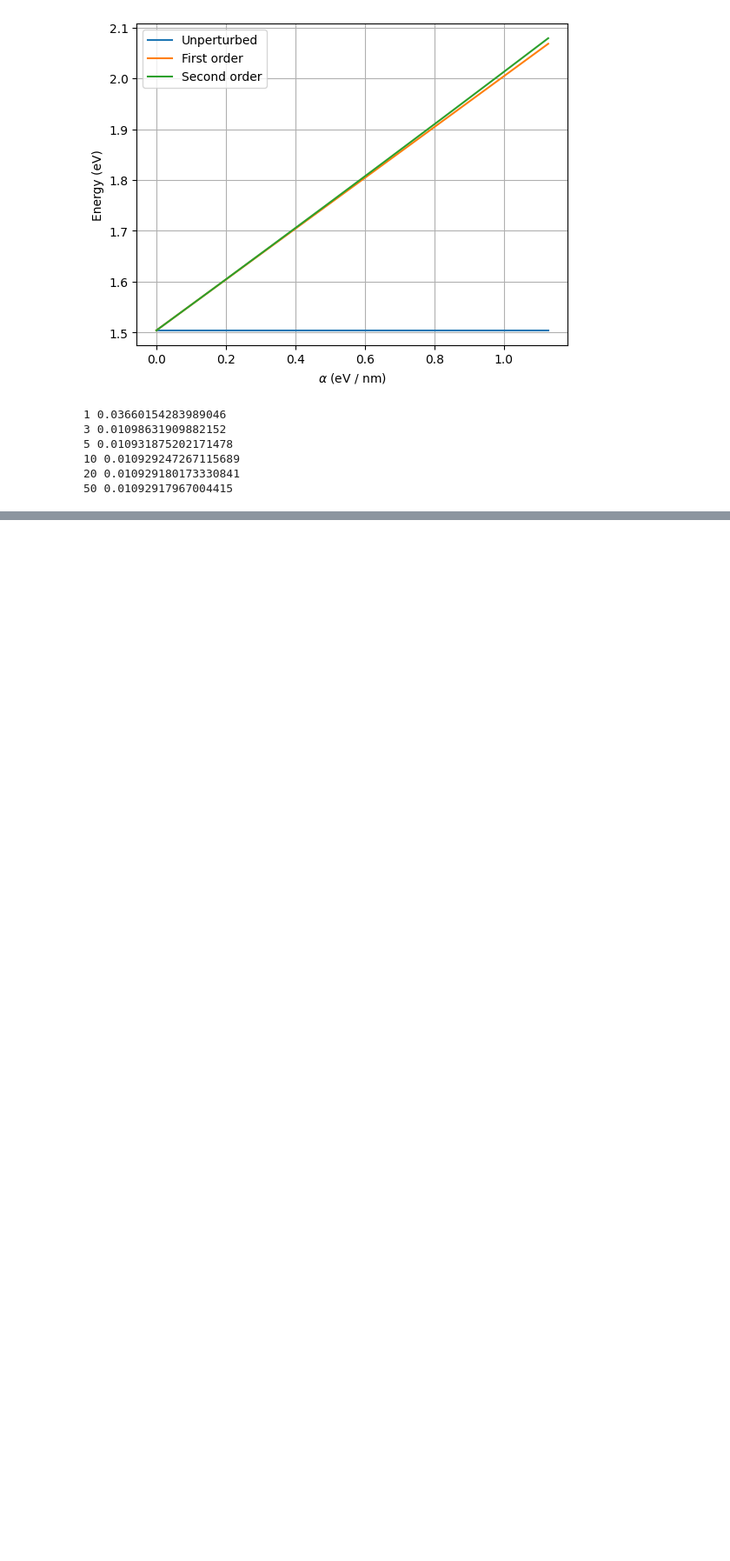
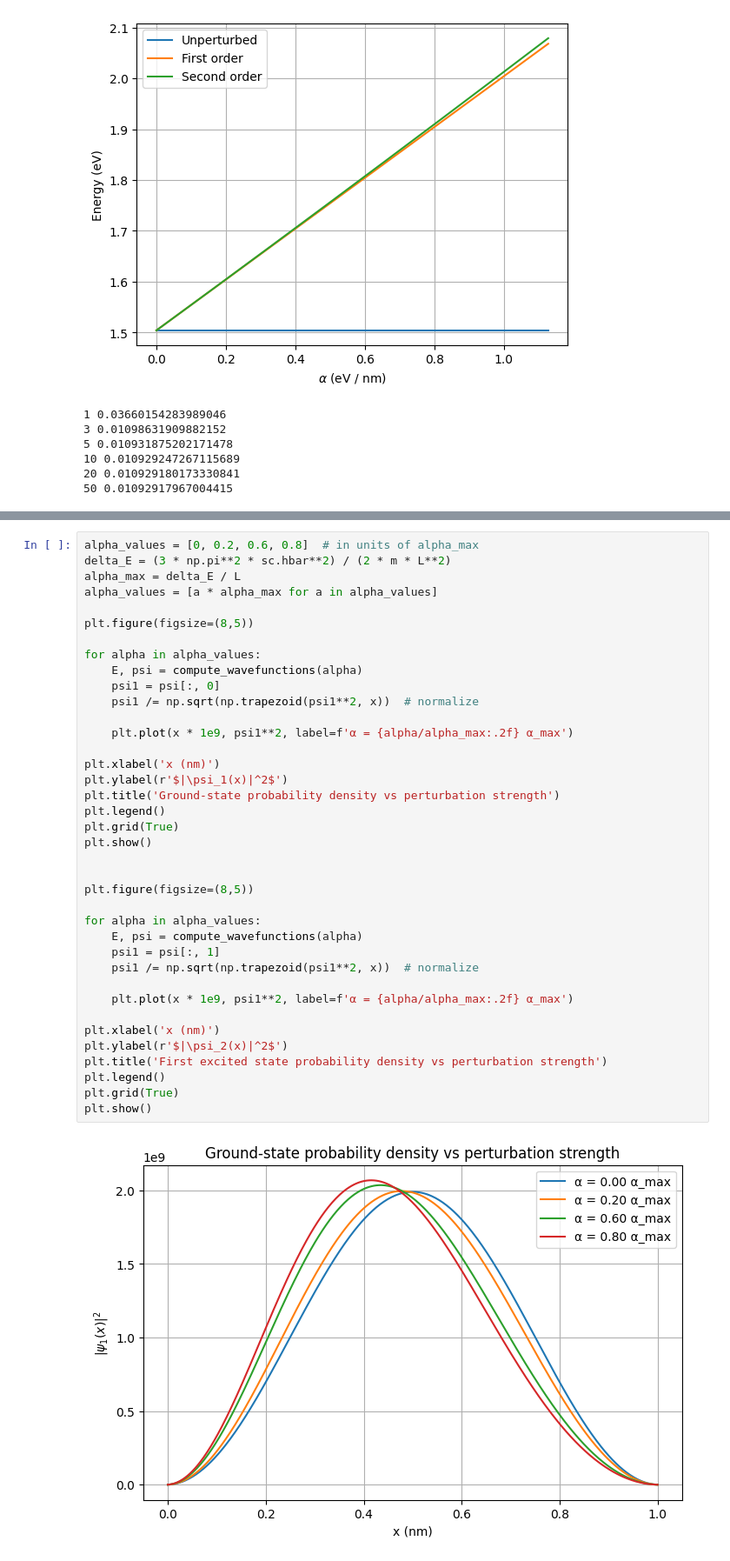
Before and after one commit to GijsKUU/QuantumMechanicsPractical1, a Jupyter notebook: Perturbation.ipynb, the cells around one changed output, grey strips where cells are left out. Shown: that part at 87% size. Drawn from its saved outputs; the diff is of its cells as text; blank space fills up the shorter version.

Commit message:
Plotting probability density functions for different alpha values

```diff
--- a/Perturbation.ipynb
+++ b/Perturbation.ipynb
@@ -233,0 +266,40 @@ for max_m in [1, 3, 5, 10, 20, 50]:
+# %%
+alpha_values = [0, 0.2, 0.6, 0.8]  # in units of alpha_max
+delta_E = (3 * np.pi**2 * sc.hbar**2) / (2 * m * L**2)
+alpha_max = delta_E / L
+alpha_values = [a * alpha_max for a in alpha_values]
+
+plt.figure(figsize=(8,5))
+
+for alpha in alpha_values:
+    E, psi = compute_wavefunctions(alpha)
+    psi1 = psi[:, 0]
+    psi1 /= np.sqrt(np.trapezoid(psi1**2, x))  # normalize
+
+    plt.plot(x * 1e9, psi1**2, label=f'α = {alpha/alpha_max:.2f} α_max')
+
+plt.xlabel('x (nm)')
+plt.ylabel(r'$|\psi_1(x)|^2$')
+plt.title('Ground-state probability density vs perturbation strength')
+plt.legend()
+plt.grid(True)
+plt.show()
+
+
+plt.figure(figsize=(8,5))
+
+for alpha in alpha_values:
+    E, psi = compute_wavefunctions(alpha)
+    psi1 = psi[:, 1]
+    psi1 /= np.sqrt(np.trapezoid(psi1**2, x))  # normalize
+
+    plt.plot(x * 1e9, psi1**2, label=f'α = {alpha/alpha_max:.2f} α_max')
+
+plt.xlabel('x (nm)')
+plt.ylabel(r'$|\psi_2(x)|^2$')
+plt.title('First excited state probability density vs perturbation strength')
+plt.legend()
+plt.grid(True)
+plt.show()
+# %% [output]
+[figure, added]
```
Also changed, not shown: parts of 3 cells of this notebook.
